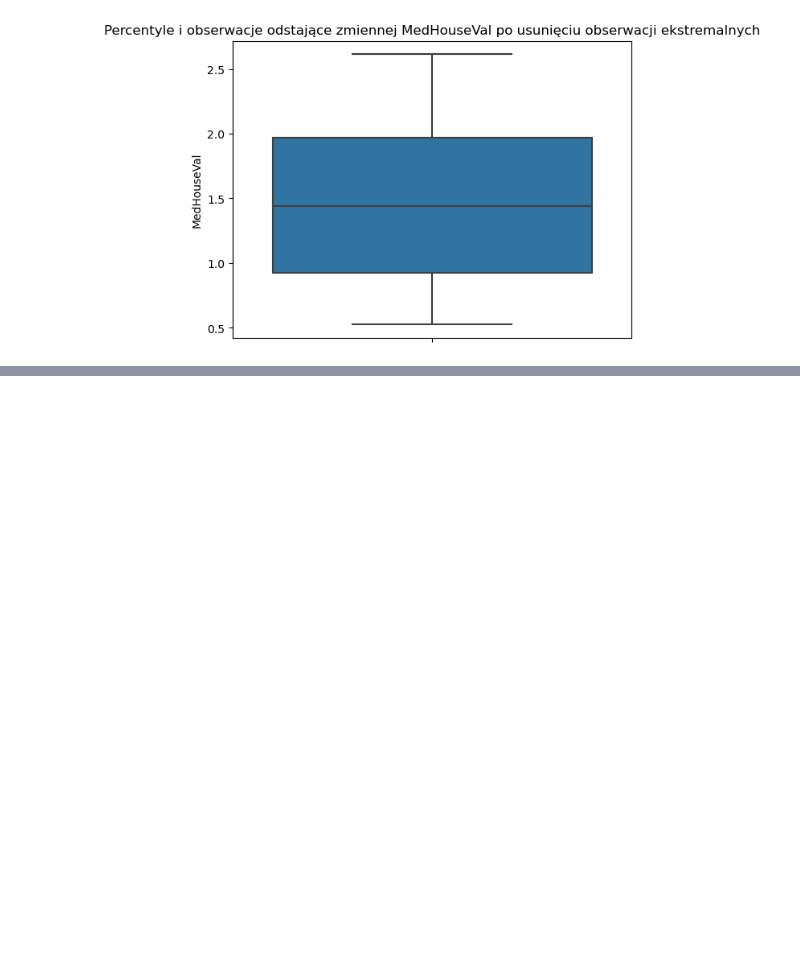
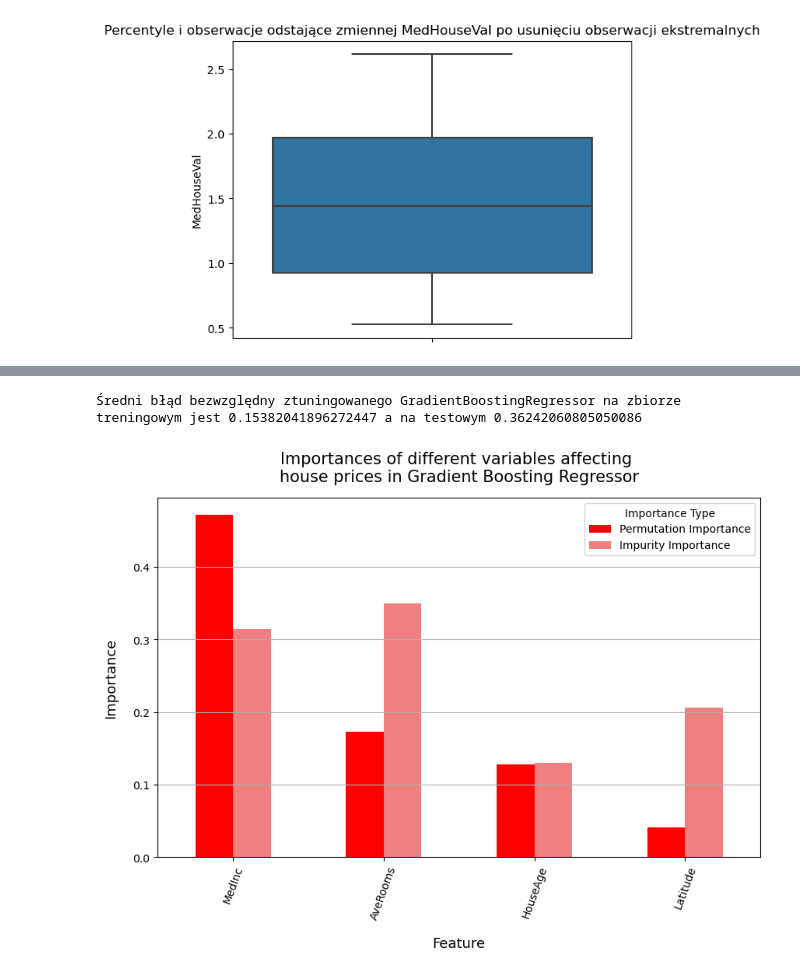
Before and after one commit to KCristopher/zaaw_tech_ml_ai, a Jupyter notebook: L1L2.ipynb, the cells around one changed output, grey strips where cells are left out. Saved outputs shown, nothing was run; the diff lists cells and outputs as text; code cells hidden in the pictures; blank space fills up the shorter version.

```diff
--- a/L1L2.ipynb
+++ b/L1L2.ipynb
@@ -490,0 +574,6 @@ trainset.corr().round(2)
+# %%
+X_train = trainset_selected.drop('MedHouseVal', axis = 1)
+y_train = trainset_selected['MedHouseVal']
+
+X_test = testset_selected.drop('MedHouseVal', axis = 1)
+y_test = testset_selected['MedHouseVal']
@@ -490,0 +582,10 @@ trainset.corr().round(2)
+# %%
+ridge = Ridge()
+ridge.fit(X_train, y_train)
+train_ridge_preds = ridge.predict(X_train)
+test_ridge_preds = ridge.predict(X_test)
+
+err_train = mean_absolute_error(y_train, train_ridge_preds)
+err_test = mean_absolute_error(y_test, test_ridge_preds)
+
+print("Średni błąd bezwzględny na zbiorze treningowym jest {} a na testowym {}".format(err_train, err_test))
@@ -490,0 +699,15 @@ trainset.corr().round(2)
+# %%
+gb_grid = {
+     'n_estimators': [100, 200, 300, 400],
+     'max_features': ['auto', 'sqrt', 'log2'],
+     'max_depth': [2, 3, 5 ],
+     'min_samples_split': [10, 15, 20, 25, 40],
+     'min_samples_leaf': [16, 32, 64],
+    'learning_rate' : [0.05, 0.1, 0.15]
+ }
+# %%
+gb_estimator, gb_score, gb_params = perform_randomized_grid_search(X_train, y_train, GradientBoostingRegressor(random_state=123), gb_grid, scoring = "neg_mean_absolute_error", n_iter = 75)
+
+print("Best Estimator:", gb_estimator, "\n")
+print("Best Score:", gb_score, "\n")
+print("Best Parameters:", gb_params, "\n")
@@ -490,0 +722,12 @@ trainset.corr().round(2)
+# %%
+final_preds =  gb_estimator.predict(X_test)
+final_preds_train = gb_estimator.predict(X_train)
+
+err_train_gb = mean_absolute_error(y_train, final_preds_train)
+err_test_gb = mean_absolute_error(y_test, final_preds)
+
+
+print("Średni błąd bezwzględny ztuningowanego GradientBoostingRegressor na zbiorze treningowym jest {} a na testowym {}"\
+      .format(err_train_gb, err_test_gb))
+# %% [output]
+Średni błąd bezwzględny ztuningowanego GradientBoostingRegressor na zbiorze treningowym jest 0.15382041896272447 a na testowym 0.36242060805050086
@@ -490,0 +827,4 @@ trainset.corr().round(2)
+# %%
+feature_importance( gb_estimator, X_train.columns, '\nhouse prices in Gradient Boosting Regressor', perm_imp = True, X_val = X_test, y_val = y_test, n = 5 )
+# %% [output]
+[figure, added]
```
Also changed, not shown: parts of 28 cells of this notebook.
